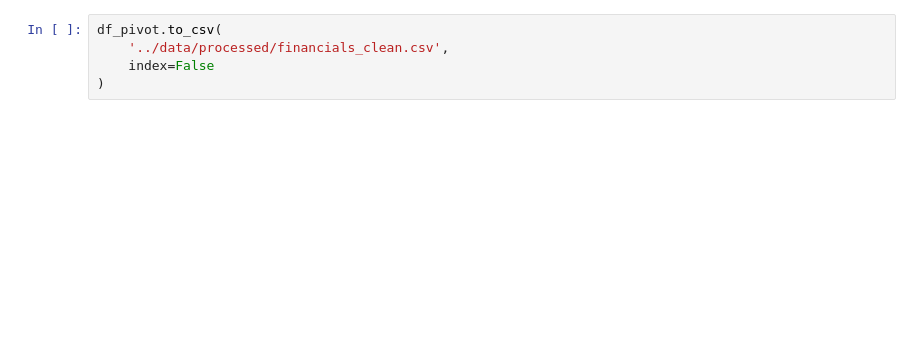
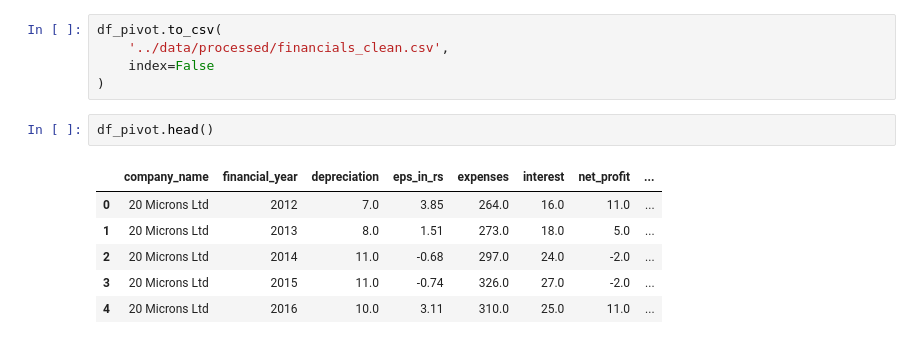
Before and after one commit to lakshaysopra/financial-etl-pipeline, a Jupyter notebook: part1_pandas/notebooks/transformation/02 cleaning.ipynb, the cells around one changed output. Drawn from its saved outputs; the diff is of its cells as text; blank space fills up the shorter version.

```diff
--- a/part1_pandas/notebooks/02 cleaning.ipynb
+++ b/part1_pandas/notebooks/transformation/02 cleaning.ipynb
@@ -172,4 +171,13 @@ df_pivot.to_csv(
     '../data/processed/financials_clean.csv',
     index=False
 )
+# %%
+df_pivot.head()
+# %% [output]
+|  | company_name | financial_year | depreciation | eps_in_rs | expenses | interest | net_profit | ... |
+| 0 | 20 Microns Ltd | 2012 | 7.0 | 3.85 | 264.0 | 16.0 | 11.0 | ... |
+| 1 | 20 Microns Ltd | 2013 | 8.0 | 1.51 | 273.0 | 18.0 | 5.0 | ... |
+| 2 | 20 Microns Ltd | 2014 | 11.0 | -0.68 | 297.0 | 24.0 | -2.0 | ... |
+| 3 | 20 Microns Ltd | 2015 | 11.0 | -0.74 | 326.0 | 27.0 | -2.0 | ... |
+| 4 | 20 Microns Ltd | 2016 | 10.0 | 3.11 | 310.0 | 25.0 | 11.0 | ... |
 # %%
```
Also changed, not shown: parts of 8 cells of this notebook, 17 other files.
